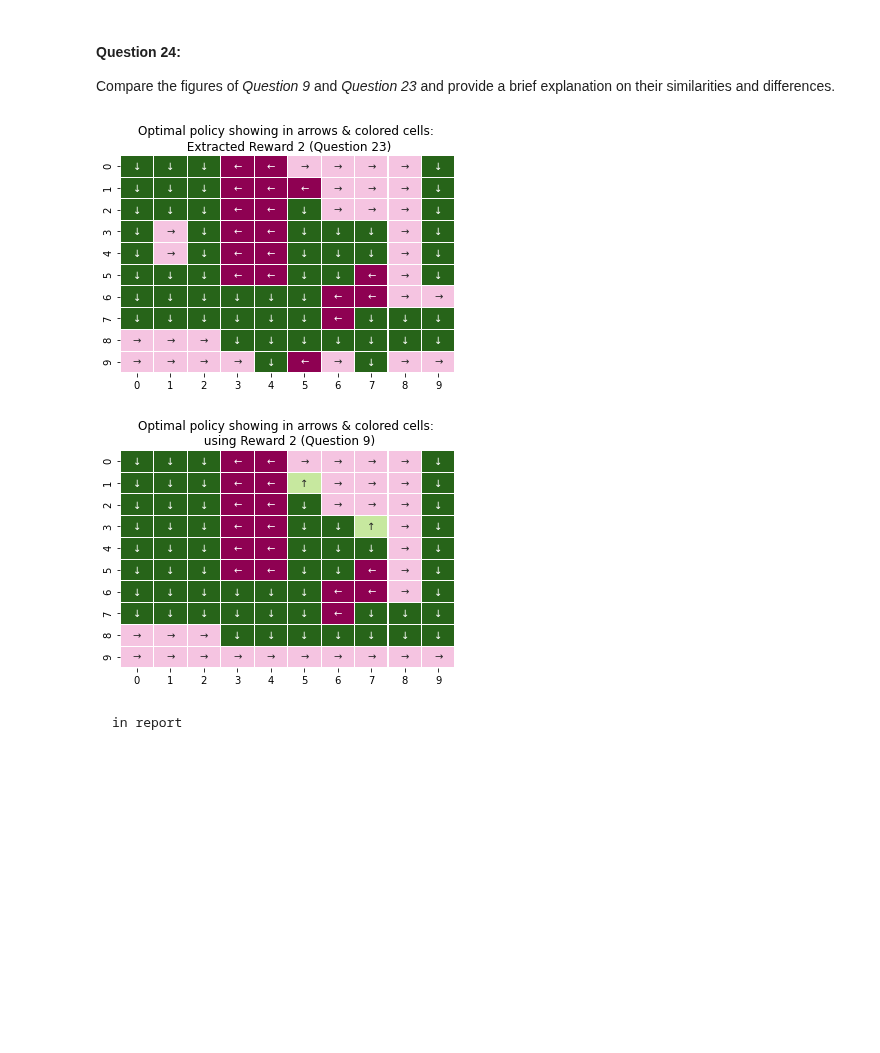
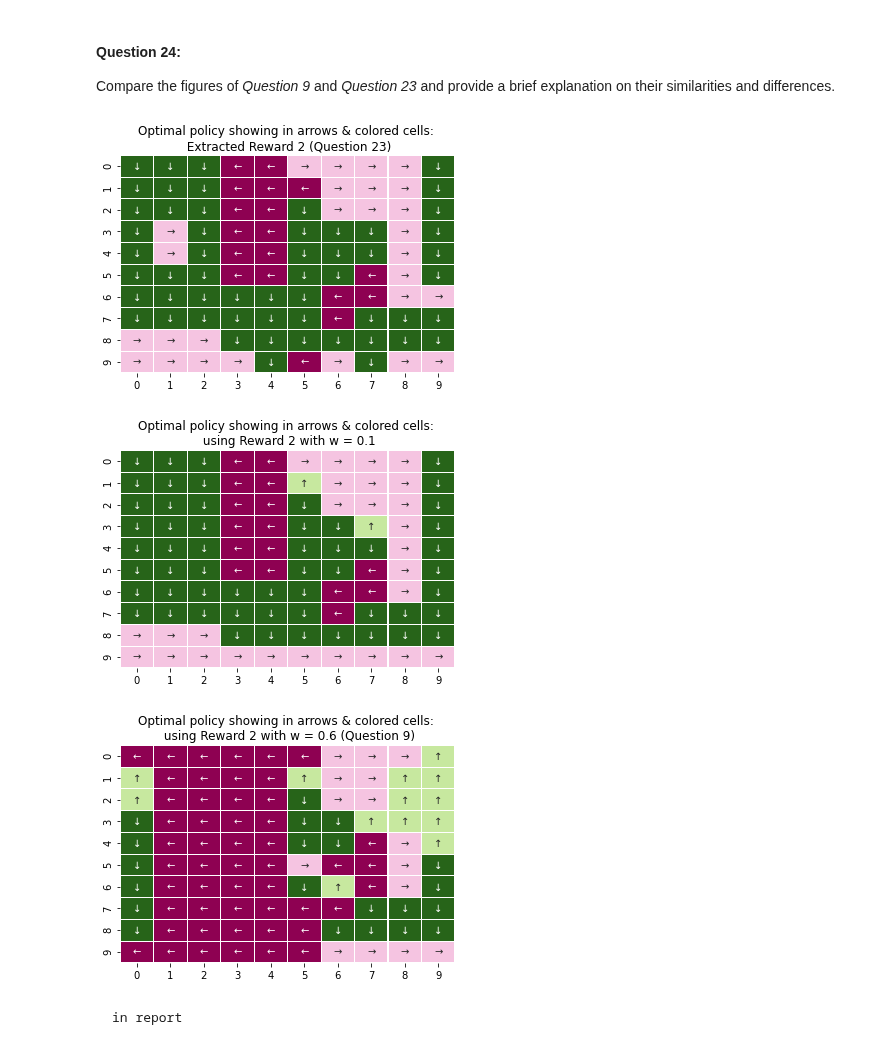
Before and after one commit to MaggieX/Large_Scale_Social_Complex_Network, a Jupyter notebook: Project3/Project3_Q1_Q24.ipynb, the cells around one changed output. Saved outputs shown, nothing was run; the diff lists cells and outputs as text; code cells hidden in the pictures; blank space fills up the shorter version.

```diff
--- a/Project3/Project3_Q1_Q24.ipynb
+++ b/Project3/Project3_Q1_Q24.ipynb
@@ -912,13 +916,22 @@ Compare the figures of *Question 9* and *Question 23* and provide a brief explan
 # %%
 plot_policy_color(n, pi_20, 'Optimal policy showing in arrows & colored cells: \n Extracted Reward 2 (Question 23)')
 
 # setting back to w=0.1 since it's a better policy (Q9)
-env2.set_w(0.1)
+w=0.1
+env2.set_w(w)
 pi_2_w1, _ = value_iteration(env2, eps)
-plot_policy_color(n, pi_2_w1, 'Optimal policy showing in arrows & colored cells: \n using Reward 2 (Question 9)')
+plot_policy_color(n, pi_2_w1,
+                  'Optimal policy showing in arrows & colored cells: \n using Reward 2 with w = {}'.format(w))
+
+w=0.6
+env2.set_w(w)
+pi_2_w1, _ = value_iteration(env2, eps)
+plot_policy_color(n, pi_2_w1,
+                  'Optimal policy showing in arrows & colored cells: \n using Reward 2 with w = {} (Question 9)'.format(w))
 # %% [output]
 [figure]
-[figure, old version]
+[figure, new version]
+[figure, added]
 # %% [markdown]
     in report
 # %% [markdown]
```
Also changed, not shown: parts of 16 cells of this notebook.
